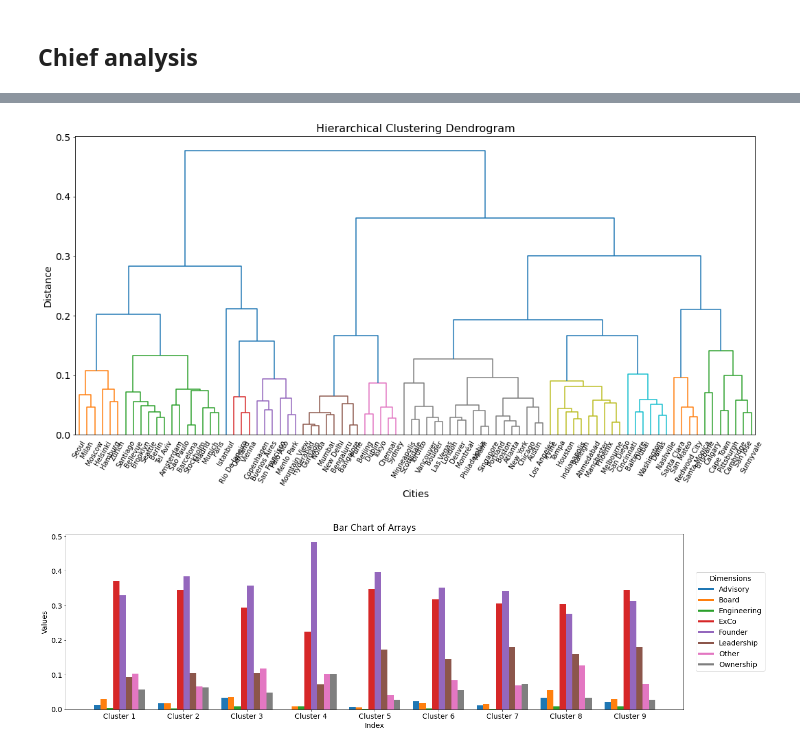
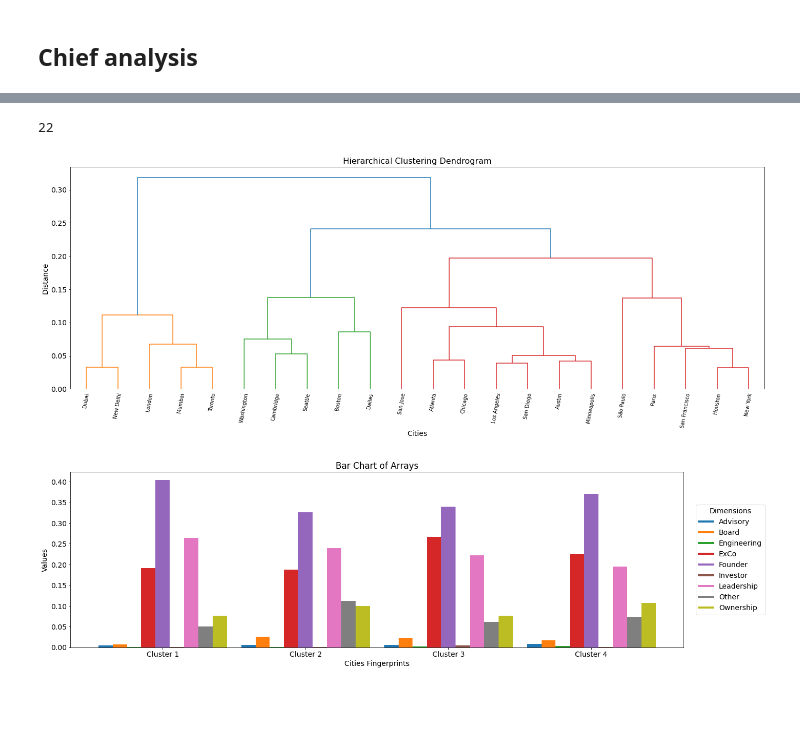
Before and after one commit to DarioZappala/caratterizzazione-sistemi-innovativi, a Jupyter notebook: fingerprint.ipynb, the cells around one changed output, grey strips where cells are left out. Cells and saved outputs as stored; diff of their text form; code cells hidden in the pictures; blank space fills up the shorter version.

```diff
--- a/fingerprint.ipynb
+++ b/fingerprint.ipynb
@@ -457,7 +288,13 @@ df_jobs_cleaned = df_jobs_cleaned[df_jobs_cleaned['started_on'].notna()]
 # %%
-df_org_foundation = df_org[['uuid', 'founded_on','country_code','city']]
+df_jobs_cleaned = grouped_df[['started_on','org_uuid','group']]
+df_jobs_cleaned['started_on'] = pd.to_datetime(df_jobs_cleaned['started_on'], errors='coerce')
+df_jobs_cleaned = df_jobs_cleaned[df_jobs_cleaned['started_on'].notna()]
+
+df_org_foundation = df_org[['uuid', 'founded_on','country_code','city','total_funding_usd']]
 # Convert the 'founded_on' column to datetime
 df_org_foundation['founded_on'] = pd.to_datetime(df_org_foundation['founded_on'], errors='coerce')
 # Drop rows with NaN values (including out-of-bounds datetime)
 df_org_foundation = df_org_foundation[df_org_foundation['founded_on'].notna()]
 df_org_foundation = df_org_foundation[df_org_foundation['country_code'].notna()]
+
+dimension_labels = list(groups.keys())
@@ -464,8 +303,19 @@ df_org_foundation = df_org_foundation[df_org_foundation['country_code'].notna()]
 # %%
-start_year = 2010
+start_year = 2000
 end_year = start_year+1
-df_org_filtered = filter_by_year_range(df_org_foundation,'founded_on',start_year,end_year)
+df_org_filtered  = filter_by_year_range(df_org_foundation,'founded_on',start_year,end_year)
 df_jobs_filtered = filter_by_year_range(df_jobs_cleaned,'started_on',start_year,end_year)
+
+# Count the occurrences of cities in df_org_filtered
+city_counts = df_org_filtered['city'].value_counts()
+
+# Filter the city counts based on the minimum count
+minimum_count = 100
+filtered_city_counts = city_counts[city_counts >= minimum_count]
+
+# df_tmp = pd.DataFrame(filtered_city_counts).reset_index().rename(columns={'index':'city','city':'count'})
+
+df_org_filtered = df_org_filtered[df_org_filtered.city.isin(filtered_city_counts.index.tolist())]
 
 df_merge = pd.merge(df_org_filtered, df_jobs_filtered, left_on='uuid',right_on='org_uuid')
 
@@ -480,10 +330,12 @@ pivoted = group_counts.pivot(index='city', columns='group', values='count').fill
 
 city_totals = pivoted.sum(axis=1)
 
-minimum_count = 150
+minimum_count = 100
 filtered_pivoted = pivoted[city_totals >= minimum_count]
 
-# filtered_pivoted
+len(filtered_pivoted)
+# %% [output]
+22
 # %%
 # # Create the HDBSCAN clustering
 # clusterer = hdbscan.HDBSCAN(metric='euclidean', cluster_selection_method='eom')
@@ -499,40 +351,40 @@ filtered_pivoted = pivoted[city_totals >= minimum_count]
 # %%
 normalized_pivoted = filtered_pivoted.apply(lambda row: row / row.sum(), axis=1)
 
 Z = linkage(normalized_pivoted, method='ward')
 
 max_d = max(Z[:, 2])
 
-threshold = 0.15
+threshold = 0.23
 
-clusters = fcluster(Z, t=threshold, criterion='distance',)
+clusters = fcluster(Z, t=threshold, criterion='distance')
 
 
-plt.figure(figsize=(15, 8))
+plt.figure(figsize=(20, 8))
 
 # Generate the dendrogram
 dendro = dendrogram(Z, labels=normalized_pivoted.index,show_leaf_counts=True,color_threshold=threshold)
 
 # Customize the tick label font size
 plt.setp(plt.gca().get_xticklabels(), fontsize=10)
 plt.setp(plt.gca().get_yticklabels(), fontsize=14)
 
 plt.title("Hierarchical Clustering Dendrogram", fontsize=16)
 plt.xlabel("Cities", fontsize=14)
 plt.ylabel("Distance", fontsize=14)
-plt.xticks(rotation=60)  # Rotate x-axis labels if necessary
+plt.xticks(rotation=80)  # Rotate x-axis labels if necessary
 
 plt.tight_layout()
 plt.show()
 # %% [output]
-[figure, old version]
+[figure, new version]
 # %%
 show_clusters(filtered_pivoted,
-              dimension_labels,
+              list(filtered_pivoted.columns),
               colors,
                   Z,
-                  normalized=True,
-                  difference=False,
-                  clusters = 9)
+              normalized=True,
+              difference=False,
+              clusters = 4)
 # %% [output]
-[figure, old version]
+[figure, new version]
```
Also changed, not shown: parts of 45 cells of this notebook, 29 other files.
